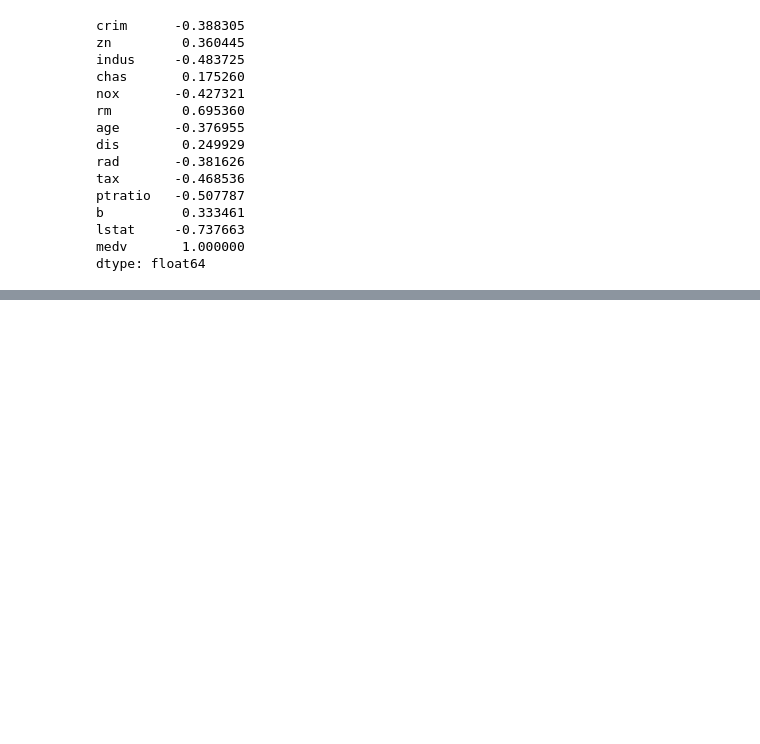
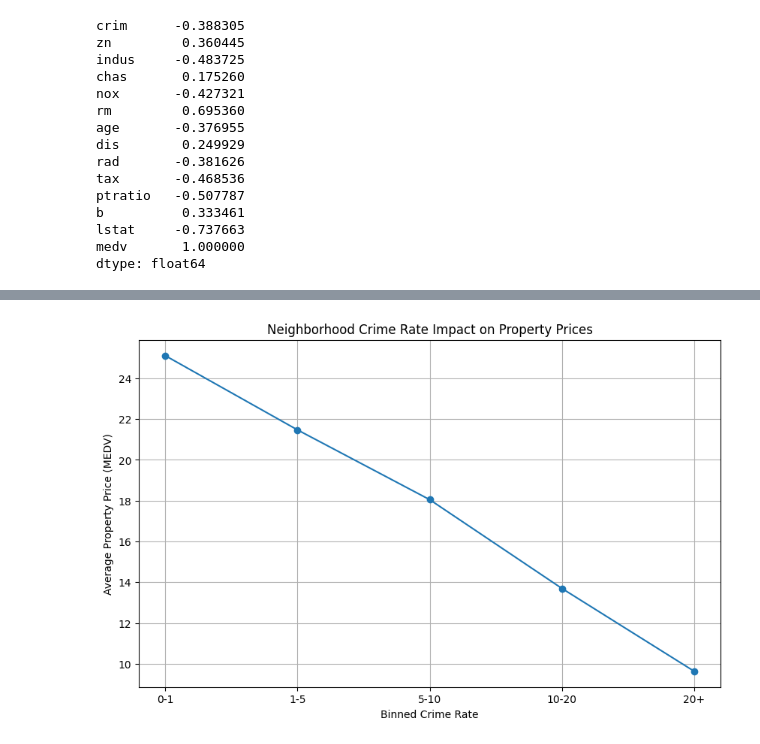
Before and after one commit to Lidkin/DI_Bootcamp, a Jupyter notebook: Week5/Day5/Exercises_XP/Mini-Project/boston_housing.ipynb, the cells around one changed output, grey strips where cells are left out. Cells and saved outputs as stored; diff of their text form; code cells hidden in the pictures; blank space fills up the shorter version.

```diff
--- a/Week5/Day5/Exercises_XP/Mini-Project/boston_housing.ipynb
+++ b/Week5/Day5/Exercises_XP/Mini-Project/boston_housing.ipynb
@@ -167,0 +201,18 @@ ax.xaxis.tick_top()
+# %%
+bins = [0, 1, 5, 10, 20, max(data_bh['crim'])]
+labels = ['0-1', '1-5', '5-10', '10-20', '20+']
+data_bh['crim_bin'] = pd.cut(data_bh['crim'], bins=bins, labels=labels)
+# %%
+avg_MEDV_per_CRIM_BIN = data_bh.groupby('crim_bin')['medv'].mean()
+# %%
+plt.figure(figsize=(10, 6))
+
+plt.plot(avg_MEDV_per_CRIM_BIN, marker='o')
+plt.xlabel('Binned Crime Rate')
+plt.ylabel('Average Property Price (MEDV)')
+plt.title('Neighborhood Crime Rate Impact on Property Prices')
+plt.xticks(range(len(labels)), labels)  # Set x-axis ticks to match the crime rate bins
+plt.grid(True)
+plt.show()
+# %% [output]
+[figure, added]
```
Also changed, not shown: parts of 9 cells of this notebook.
